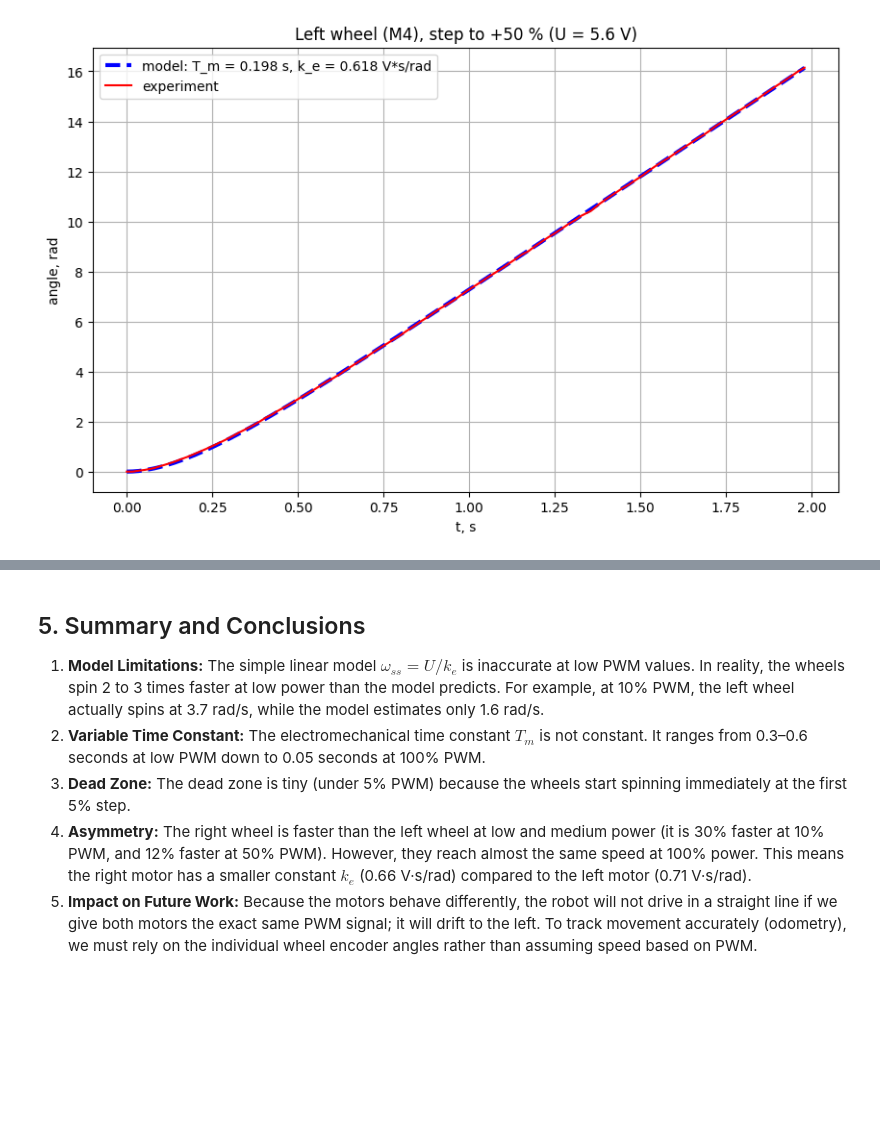
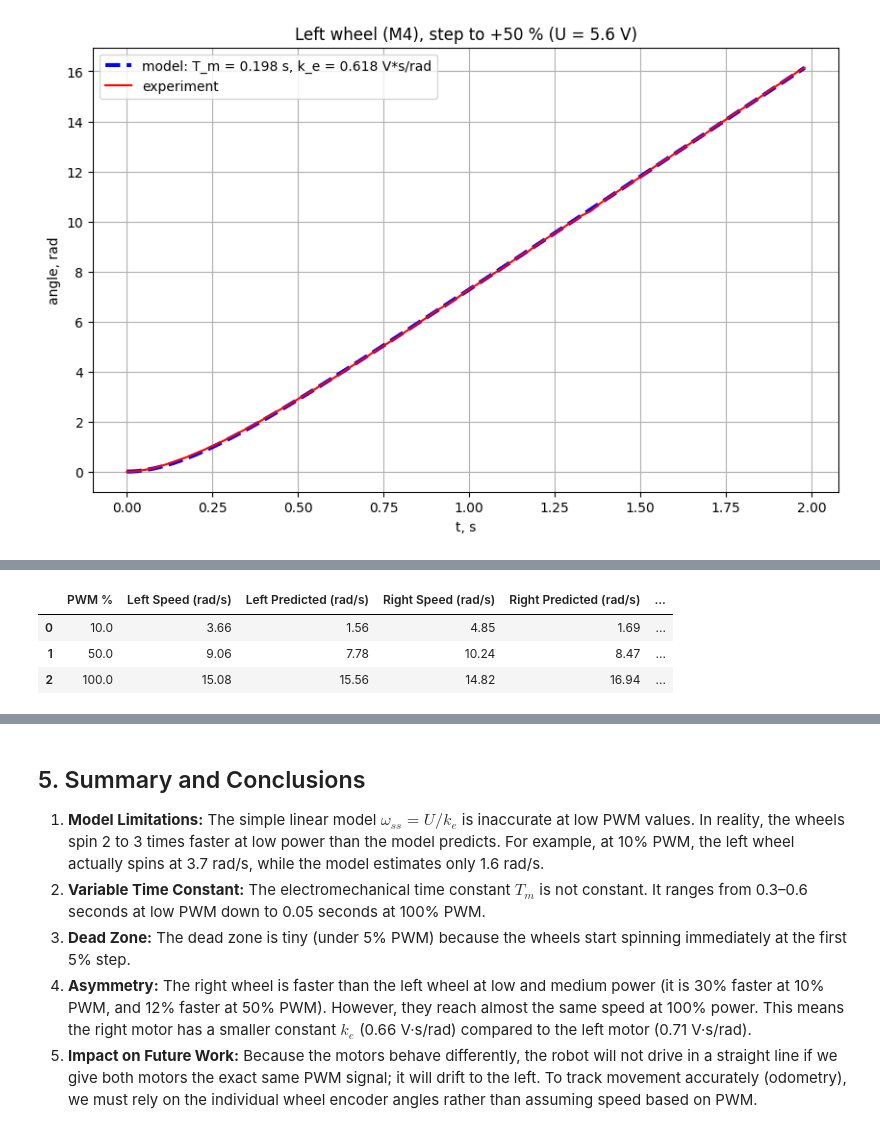
Before and after one commit to AdhambekYashnarbekov/CS413_Robotics-, a Jupyter notebook: week5/week5_code.ipynb, the cells around one changed output, grey strips where cells are left out. Drawn from its saved outputs; the diff is of its cells as text; code cells hidden in the pictures; blank space fills up the shorter version.

```diff
--- a/week5/week5_code.ipynb
+++ b/week5/week5_code.ipynb
@@ -173,0 +180,51 @@ plt.show()
+# %%
+import pandas as pd
+import numpy as np
+import matplotlib.pyplot as plt
+
+# 1. Prepare DataFrames for analysis
+U_battery = 11.2
+left_df = pd.DataFrame({
+    'PWM': left[:, 0],
+    'U': left[:, 0] / 100 * U_battery,
+    'w_ss': left[:, 1],
+    'T_m': left[:, 2]
+})
+
+right_df = pd.DataFrame({
+    'PWM': right[:, 0],
+    'U': right[:, 0] / 100 * U_battery,
+    'w_ss': right[:, 1],
+    'T_m': right[:, 2]
+})
+
+# Calculate predicted speeds using the linear k_e constants
+k_e_left = 0.720
+k_e_right = 0.661
+left_df['w_pred'] = left_df['U'] / k_e_left
+right_df['w_pred'] = right_df['U'] / k_e_right
+
+# Extract key comparison values at 10%, 50%, and 100% positive PWM
+pwm_targets = [10.0, 50.0, 100.0]
+comparison_data = []
+for p in pwm_targets:
+    l_row = left_df[left_df['PWM'] == p].iloc[0]
+    r_row = right_df[right_df['PWM'] == p].iloc[0]
+
+    diff_pct = (abs(r_row['w_ss']) - abs(l_row['w_ss'])) / abs(l_row['w_ss']) * 100
+    comparison_data.append({
+        'PWM %': p,
+        'Left Speed (rad/s)': l_row['w_ss'],
+        'Left Predicted (rad/s)': l_row['w_pred'],
+        'Right Speed (rad/s)': r_row['w_ss'],
+        'Right Predicted (rad/s)': r_row['w_pred'],
+        'Asymmetry (Right vs Left %Change)': diff_pct
+    })
+
+comp_df = pd.DataFrame(comparison_data)
+display(comp_df.round(2))
+# %% [output]
+|  | PWM % | Left Speed (rad/s) | Left Predicted (rad/s) | Right Speed (rad/s) | Right Predicted (rad/s) | ... |
+| 0 | 10.0 | 3.66 | 1.56 | 4.85 | 1.69 | ... |
+| 1 | 50.0 | 9.06 | 7.78 | 10.24 | 8.47 | ... |
+| 2 | 100.0 | 15.08 | 15.56 | 14.82 | 16.94 | ... |
```
Also changed, not shown: parts of 6 cells of this notebook.
